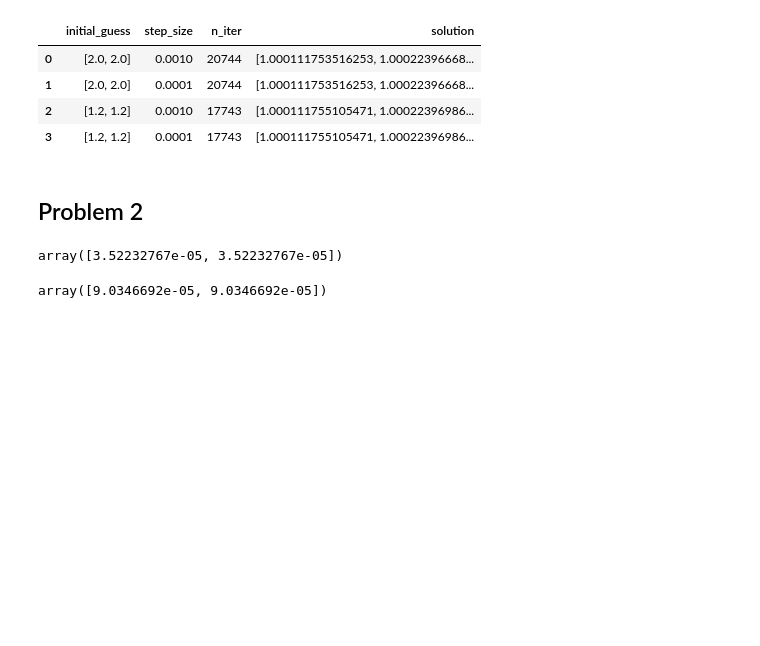
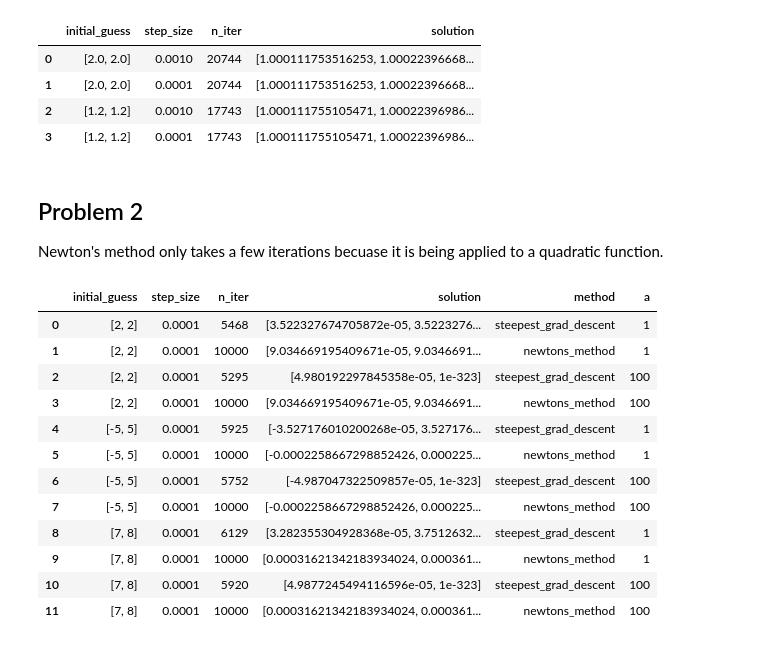
Before and after one commit to lentin26/optimization-rowan-2025, a Jupyter notebook: hw4_notebook.ipynb, the cells around one changed output. Drawn from its saved outputs; the diff is of its cells as text; code cells hidden in the pictures; blank space fills up the shorter version.

```diff
--- a/hw4_notebook.ipynb
+++ b/hw4_notebook.ipynb
@@ -90,20 +90,50 @@ pd.DataFrame(results)
 | 1 | [2.0, 2.0] | 0.0001 | 20744 | [1.000111753516253, 1.00022396668... |
 | 2 | [1.2, 1.2] | 0.0010 | 17743 | [1.000111755105471, 1.00022396986... |
 | 3 | [1.2, 1.2] | 0.0001 | 17743 | [1.000111755105471, 1.00022396986... |
-# %% [markdown]
-## Problem 2
-# %%
-from src.Optimizer import Optimizer
-
-opt = Optimizer(x0, a=1)
-optimized_x, trace = opt.fit('steepest_grad_descent', func='quadratic')
-
-optimized_x
-# %% [output]
-array([3.52232767e-05, 3.52232767e-05])
-# %%
-optimized_x, trace = opt.fit('newtons_method', func='quadratic')
-
-optimized_x
-# %% [output]
-array([9.0346692e-05, 9.0346692e-05])
+# %% [markdown]
+## Problem 2
+
+Newton's method only takes a few iterations becuase it is being applied to a quadratic function.
+# %%
+from src.Optimizer import Optimizer
+x0s = [np.array([2, 2]), np.array([-5, 5]), np.array([7, 8])]
+
+results = {
+    'initial_guess': [],
+    'step_size': [],
+    'n_iter': [],
+    'solution': [],
+    'method': [],
+    'a': []
+}
+
+for x0 in x0s:
+    for a in [1, 100]:
+        for method in ['steepest_grad_descent', 'newtons_method']:
+            opt = Optimizer(x0, method, func='quadratic',)
+            optimized_x, trace = opt.fit(a=a)
+
+            n_iter = trace['iter'][-1]
+            results['initial_guess'].append(x0)
+            results['step_size'].append(stepsize)
+            results['n_iter'].append(n_iter)
+            results['solution'].append(optimized_x)
+            results['method'].append(method)
+            results['a'].append(a)
+
+results = pd.DataFrame(results)
+results
+# %% [output]
+|  | initial_guess | step_size | n_iter | solution | method | a |
+| 0 | [2, 2] | 0.0001 | 5468 | [3.522327674705872e-05, 3.5223276... | steepest_grad_descent | 1 |
+| 1 | [2, 2] | 0.0001 | 10000 | [9.034669195409671e-05, 9.0346691... | newtons_method | 1 |
+| 2 | [2, 2] | 0.0001 | 5295 | [4.980192297845358e-05, 1e-323] | steepest_grad_descent | 100 |
+| 3 | [2, 2] | 0.0001 | 10000 | [9.034669195409671e-05, 9.0346691... | newtons_method | 100 |
+| 4 | [-5, 5] | 0.0001 | 5925 | [-3.527176010200268e-05, 3.527176... | steepest_grad_descent | 1 |
+| 5 | [-5, 5] | 0.0001 | 10000 | [-0.0002258667298852426, 0.000225... | newtons_method | 1 |
+| 6 | [-5, 5] | 0.0001 | 5752 | [-4.987047322509857e-05, 1e-323] | steepest_grad_descent | 100 |
+| 7 | [-5, 5] | 0.0001 | 10000 | [-0.0002258667298852426, 0.000225... | newtons_method | 100 |
+| 8 | [7, 8] | 0.0001 | 6129 | [3.282355304928368e-05, 3.7512632... | steepest_grad_descent | 1 |
+| 9 | [7, 8] | 0.0001 | 10000 | [0.00031621342183934024, 0.000361... | newtons_method | 1 |
+| 10 | [7, 8] | 0.0001 | 5920 | [4.9877245494116596e-05, 1e-323] | steepest_grad_descent | 100 |
+| 11 | [7, 8] | 0.0001 | 10000 | [0.00031621342183934024, 0.000361... | newtons_method | 100 |
```
Also changed, not shown: 1 other file.
